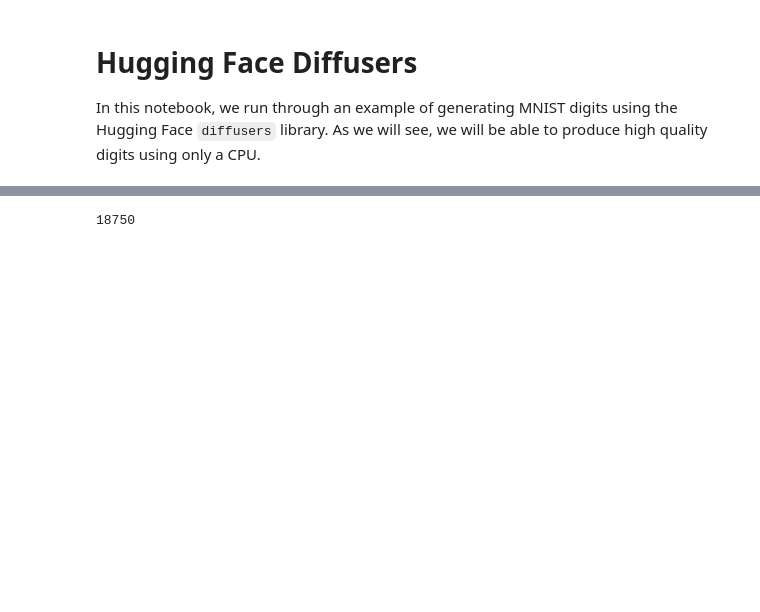
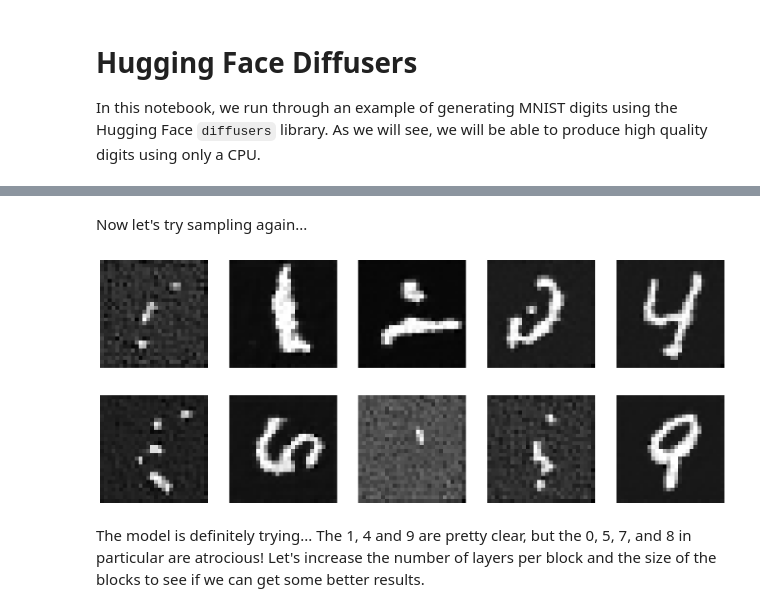
Before and after one commit to acceleratescience/diffusion-models, a Jupyter notebook: diffusion-models/notebooks/hf_diffusers.ipynb, the cells around one changed output, grey strips where cells are left out. Saved outputs shown, nothing was run; the diff lists cells and outputs as text; code cells hidden in the pictures; blank space fills up the shorter version.

Commit message:
hf_diffusers notebook updated

```diff
--- a/diffusion-models/notebooks/hf_diffusers.ipynb
+++ b/diffusion-models/notebooks/hf_diffusers.ipynb
@@ -20,7 +27,7 @@ model = UNet2DModel(
     in_channels=1,
     out_channels=1,
     layers_per_block=1,
-    block_out_channels=(8, 16, 32),
+    block_out_channels=(4, 8, 16),
     down_block_types=(
         "DownBlock2D",
         "DownBlock2D",
@@ -32,7 +39,7 @@ model = UNet2DModel(
         "UpBlock2D",
     ),
     num_class_embeds=10,
-    norm_num_groups=1,
+    norm_num_groups=2,
 )
 # %%
 model
@@ -74,0 +147,22 @@ noise_scheduler = DDPMScheduler(num_train_timesteps=200)
+# %%
+from tqdm import tqdm
+
+for epoch in range(3):
+    model.train()
+    for i, (clean_images, labels) in tqdm(enumerate(train_loader)):
+        noise = torch.randn(clean_images.shape)
+        bs = clean_images.shape[0]
+        labels = labels
+
+        timesteps = torch.randint(0, noise_scheduler.num_train_timesteps, (bs,), device=clean_images.device).long()
+        noisy_images = noise_scheduler.add_noise(clean_images, noise, timesteps)
+
+        noise_pred = model(noisy_images, timesteps, labels, return_dict=False)[0]
+        loss = F.mse_loss(noise_pred, noise)
+        loss.backward()
+        optimizer.step()
+        lr_scheduler.step()
+        optimizer.zero_grad()
+
+
+    print(f'Epoch {epoch} Loss: {loss.item()}')
@@ -74,0 +173,20 @@ noise_scheduler = DDPMScheduler(num_train_timesteps=200)
+# %% [markdown]
+Now let's try sampling again...
+# %%
+images = sample(model=model,
+                   scheduler=noise_scheduler,
+                   batch_size=10,
+                   generator=torch.manual_seed(1337),
+                   num_inference_steps=200,
+                   label=[0, 1, 2, 3, 4, 5, 6, 7, 8, 9])
+# %%
+# show images
+
+fig, ax = plt.subplots(2, 5, figsize=(20, 8))
+for i in range(10):
+    ax[i // 5, i % 5].imshow(images[i], cmap='gray')
+    ax[i // 5, i % 5].axis('off')
+# %% [output]
+[figure, added]
+# %% [markdown]
+The model is definitely trying... The 1, 4 and 9 are pretty clear, but the 0, 5, 7, and 8 in particular are atrocious! Let's increase the number of layers per block and the size of the blocks to see if we can get some better results.
@@ -77,16 +224,3 @@ optimizer = torch.optim.AdamW(model.parameters(), lr=1e-3)
-# %%
-from diffusers.optimization import get_cosine_schedule_with_warmup
-
-num_train_steps = len(train_loader) * 10
-print(num_train_steps)
-
-lr_scheduler = get_cosine_schedule_with_warmup(
-    optimizer=optimizer,
-    num_warmup_steps=50,
-    num_training_steps=(num_train_steps),
-)
-# %% [output]
-18750
 # %%
 from tqdm import tqdm
 
```
Also changed, not shown: parts of 25 cells of this notebook, 5 other files.
